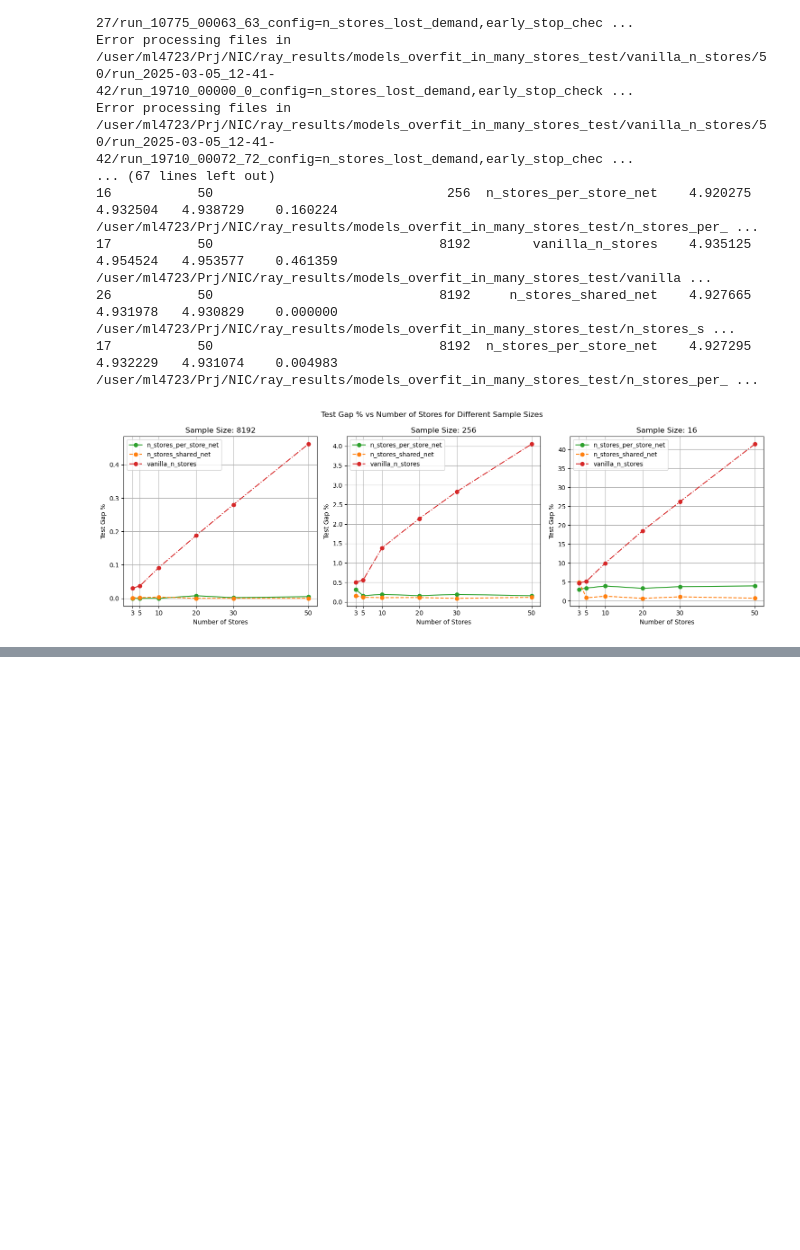
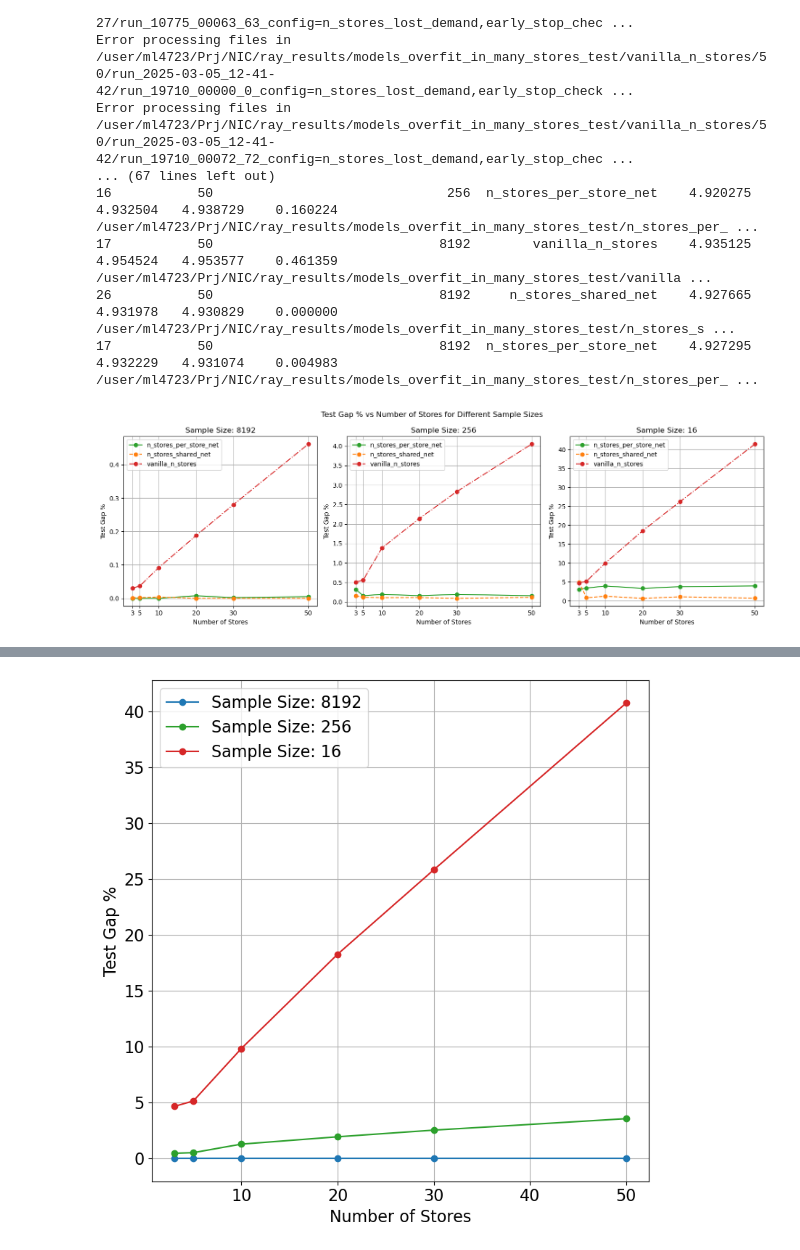
Before and after one commit to minuk302/Neural_inventory_control, a Jupyter notebook: analysis/ray_models_overfit_in_many_stores_test.ipynb, the cells around one changed output, grey strips where cells are left out. Saved outputs shown, nothing was run; the diff lists cells and outputs as text; code cells hidden in the pictures; blank space fills up the shorter version.

```diff
--- a/analysis/ray_models_overfit_in_many_stores_test.ipynb
+++ b/analysis/ray_models_overfit_in_many_stores_test.ipynb
@@ -393,0 +396,89 @@ Error processing files in /user/ml4723/Prj/NIC/ray_results/models_overfit_in_man
+# %%
+# TEMP
+
+# Define color scheme for sample sizes
+color_scheme = {
+    8192: "#1f77b4",  # Blue
+    256: "#2ca02c",   # Green
+    16: "#d62728"     # Red
+}
+
+linestyle_scheme = {
+    8192: "-",
+    256: "-",
+    16: "-"
+}
+
+testset_name = "models_overfit_in_many_stores_test"
+n_stores_list = [3, 5, 10, 20, 30, 50]
+
+vanilla_n_stores_paths = {
+    n: f'/user/ml4723/Prj/NIC/ray_results/{testset_name}/vanilla_n_stores/{n}'
+    for n in n_stores_list
+}
+
+def custom_data_filler(out_row, reference_row):
+    out_row['path'] = reference_row['path']
+
+def default_condition_setter(condition_name):
+    return None
+
+sort_by = 'dev_loss'
+pick_row_from_run_by = 'dev_loss'
+
+results_interpretor = rri.RayResultsinterpreter()
+
+# Vanilla N Stores
+df_vanilla = results_interpretor.make_table(vanilla_n_stores_paths,
+    {"train_dev_sample_and_batch_size": [8192, 256, 16]},
+    default_condition_setter, custom_data_filler, sort_by=sort_by, pick_row_from_run_by=pick_row_from_run_by)
+df_vanilla.insert(2, 'Architecture Class', "Vanilla NN")
+df_vanilla.insert(1, 'hyperparam_name', "vanilla_n_stores")
+
+# Use only vanilla NN results
+df = df_vanilla
+
+min_test_loss = df.groupby(['# of stores'])['Test Loss'].transform('min')
+df['Test Gap %'] = ((df['Test Loss'] - min_test_loss) / min_test_loss) * 100
+df.insert(df.columns.get_loc(df.columns[-2]), 'Test Gap %', df.pop('Test Gap %'))
+df.sort_values(by=['# of stores', 'train_dev_sample_and_batch_size'], inplace=True)
+
+df_to_print = df.copy()
+df_to_analyze = df_to_print.copy()
+columns_to_drop = ['Learning Rate', 'include_context_for_warehouse_input', '# of runs', 'hyperparam_name', 'store_orders_for_warehouse']
+df_to_print.drop(columns=[col for col in columns_to_drop if col in df_to_print.columns], inplace=True)
+print(df_to_print.to_string())
+
+# Create single plot with different colors for sample sizes
+font_size = 16
+sample_sizes = [8192, 256, 16]
+plt.rcParams.update({'font.size': font_size})
+
+fig, ax = plt.subplots(figsize=(8, 8))
+lines = []
+labels = []
+
+for sample_size in sample_sizes:
+    df_sample = df[df['train_dev_sample_and_batch_size'] == sample_size]
+    pivot_df = df_sample.groupby(['# of stores'])['Test Gap %'].min()
+
+    line = ax.plot(pivot_df.index.to_numpy(), pivot_df.to_numpy(),
+            marker='o',
+            color=color_scheme[sample_size],
+            linestyle=linestyle_scheme[sample_size],
+            label=f'Sample Size: {sample_size}')
+    lines.extend(line)
+    labels.append(f'Sample Size: {sample_size}')
+
+ax.set_xlabel('Number of Stores', fontsize=font_size)
+ax.set_ylabel('Test Gap %', fontsize=font_size)
+ax.grid(True)
+ax.set_xticks([10, 20, 30, 40, 50])
+ax.tick_params(axis='both', which='major', labelsize=font_size)
+
+# Add legend
+ax.legend(fontsize=font_size)
+
+plt.tight_layout()
+plt.show()
+# %% [output]
@@ -393,0 +502 @@ Error processing files in /user/ml4723/Prj/NIC/ray_results/models_overfit_in_man
+[figure, added]
```
Also changed, not shown: parts of 2 cells of this notebook, 19 other files.
